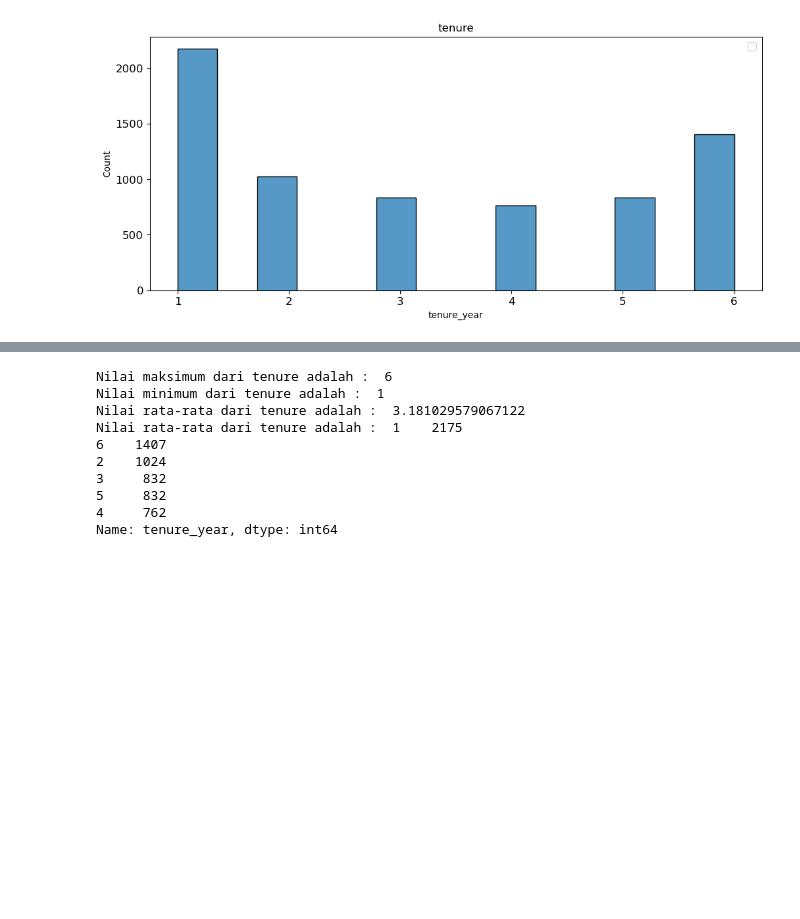
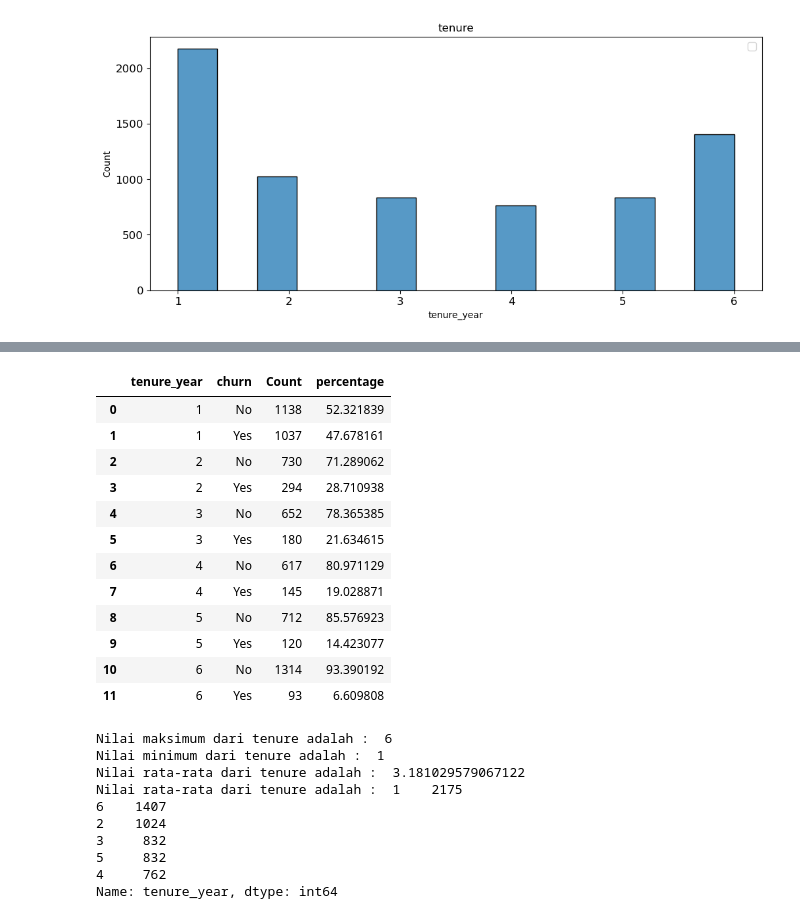
Before and after one commit to FTDS-assignment-bay/p2-final-project-ftds-001-sby-group-001, a Jupyter notebook: data_analyst.ipynb, the cells around one changed output, grey strips where cells are left out. Drawn from its saved outputs; the diff is of its cells as text; code cells hidden in the pictures; blank space fills up the shorter version.

```diff
--- a/data_analyst.ipynb
+++ b/data_analyst.ipynb
@@ -119,3 +119,9 @@ plt.legend(fontsize=12)
 No artists with labels found to put in legend.  Note that artists whose label start with an underscore are ignored when legend() is called with no argument.
 <matplotlib.legend.Legend at 0x...>
 [figure]
+# %%
+# Menghitung value count untuk setiap kombinasi 'Education' dan 'LeaveOrNot'
+value_counts = df.groupby(['tenure_year', 'churn']).size().reset_index(name='Count')
+
+# Menampilkan hasil value count
+value_counts
@@ -122,3 +153,23 @@ No artists with labels found to put in legend.  Note that artists whose label st
+# %%
+a = [2175,2175,1024,1024,832,832,762,762,832,832,1407,1407]
+# %%
+value_counts['percentage'] = value_counts['Count'] / a * 100
+# %%
+value_counts
+# %% [output]
+|  | tenure_year | churn | Count | percentage |
+| 0 | 1 | No | 1138 | 52.321839 |
+| 1 | 1 | Yes | 1037 | 47.678161 |
+| 2 | 2 | No | 730 | 71.289062 |
+| 3 | 2 | Yes | 294 | 28.710938 |
+| 4 | 3 | No | 652 | 78.365385 |
+| 5 | 3 | Yes | 180 | 21.634615 |
+| 6 | 4 | No | 617 | 80.971129 |
+| 7 | 4 | Yes | 145 | 19.028871 |
+| 8 | 5 | No | 712 | 85.576923 |
+| 9 | 5 | Yes | 120 | 14.423077 |
+| 10 | 6 | No | 1314 | 93.390192 |
+| 11 | 6 | Yes | 93 | 6.609808 |
 # %%
 print("Nilai maksimum dari tenure adalah : ",df["tenure_year"].max())
 print("Nilai minimum dari tenure adalah : ",df["tenure_year"].min())
```
Also changed, not shown: parts of 3 cells of this notebook.
